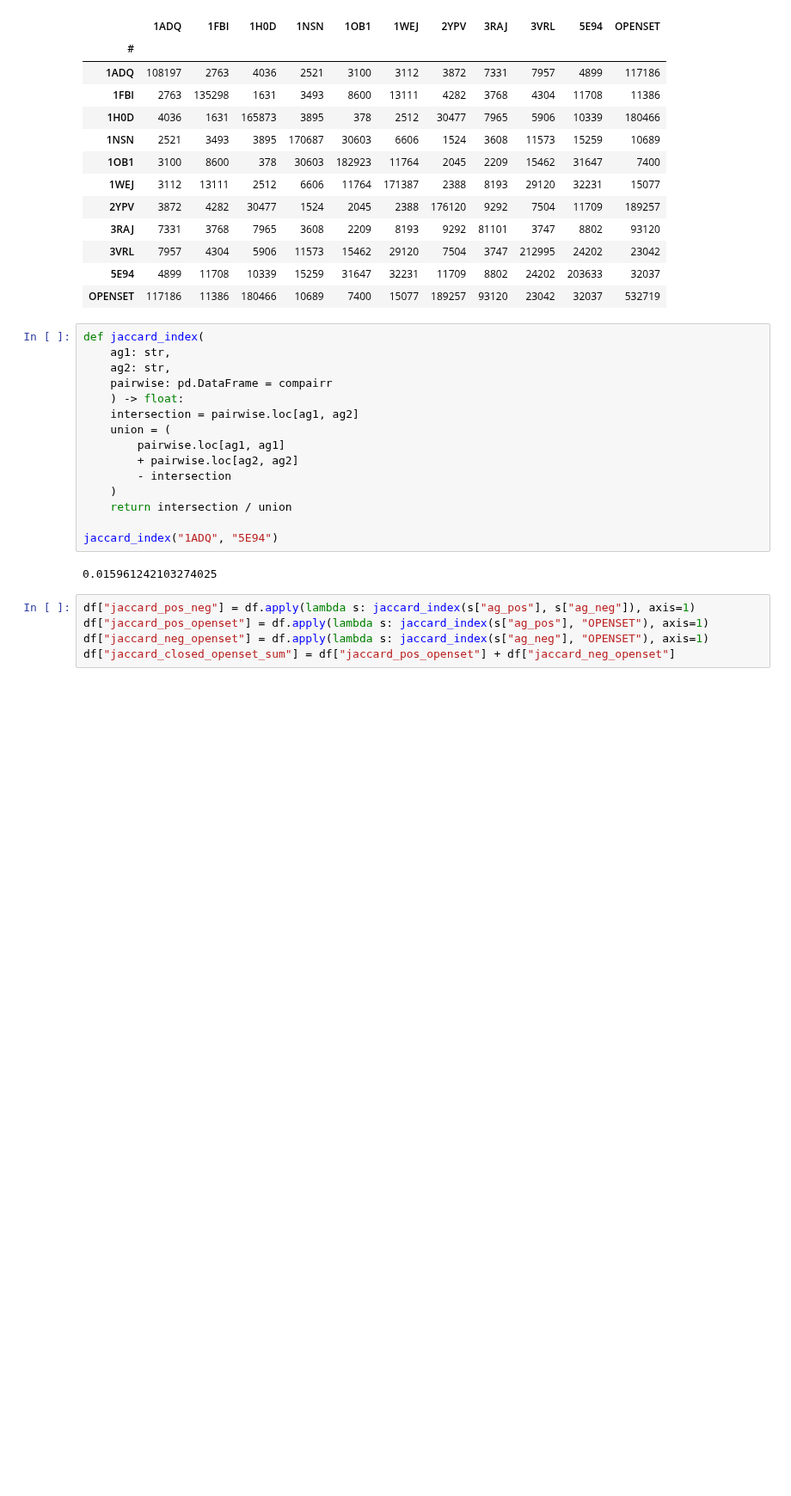
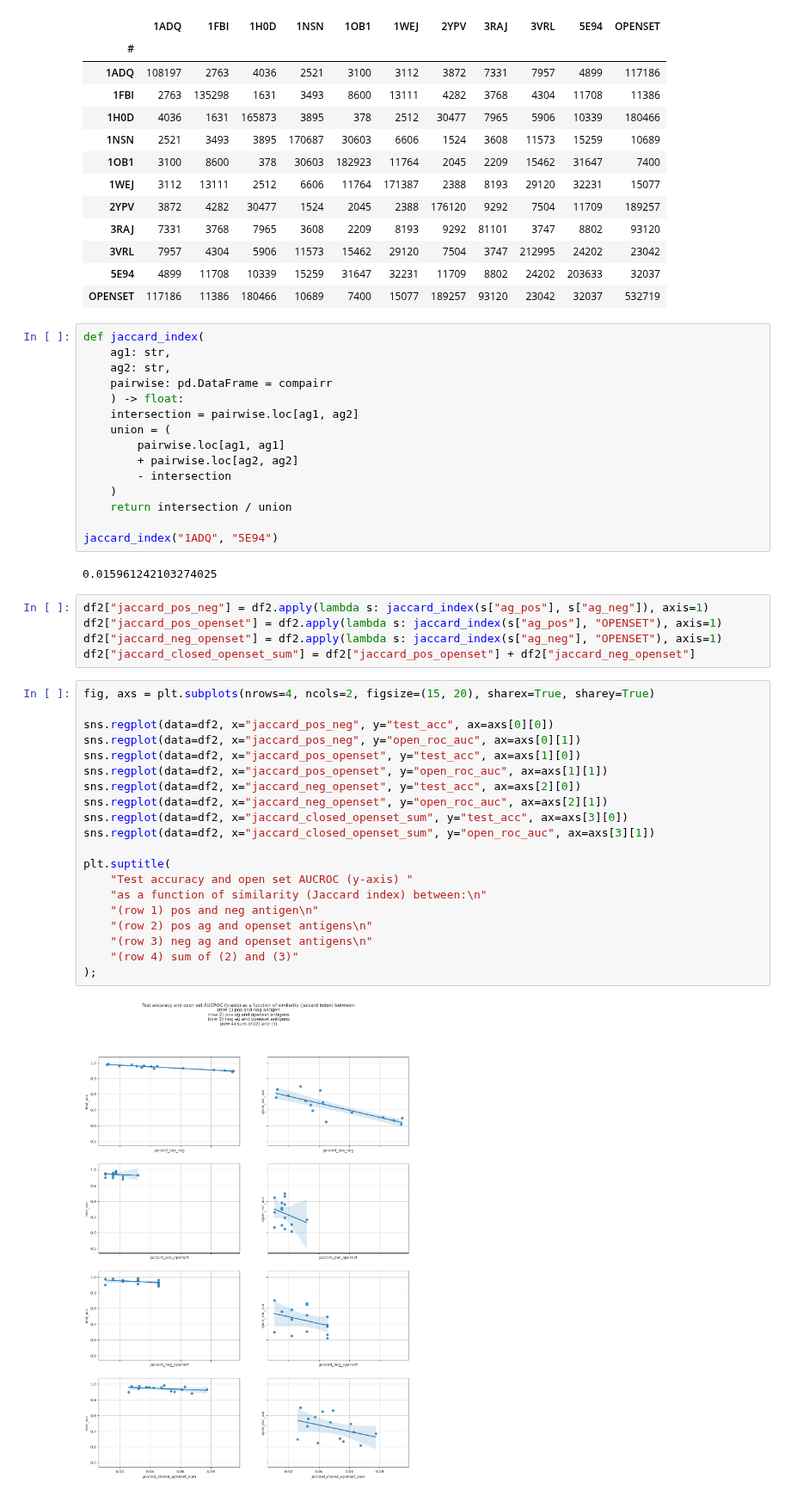
Before and after one commit to csi-greifflab/negative-class-optimization, a Jupyter notebook: notebooks/11_NDB1_Analysis.ipynb, the cells around one changed output. Shown at 86% size. Cells and saved outputs as stored; diff of their text form; blank space fills up the shorter version.

```diff
--- a/notebooks/11_NDB1_Analysis.ipynb
+++ b/notebooks/11_NDB1_Analysis.ipynb
@@ -70,7 +75,29 @@ jaccard_index("1ADQ", "5E94")
 # %% [output]
 0.015961242103274025
 # %%
-df["jaccard_pos_neg"] = df.apply(lambda s: jaccard_index(s["ag_pos"], s["ag_neg"]), axis=1)
-df["jaccard_pos_openset"] = df.apply(lambda s: jaccard_index(s["ag_pos"], "OPENSET"), axis=1)
-df["jaccard_neg_openset"] = df.apply(lambda s: jaccard_index(s["ag_neg"], "OPENSET"), axis=1)
-df["jaccard_closed_openset_sum"] = df["jaccard_pos_openset"] + df["jaccard_neg_openset"]
+df2["jaccard_pos_neg"] = df2.apply(lambda s: jaccard_index(s["ag_pos"], s["ag_neg"]), axis=1)
+df2["jaccard_pos_openset"] = df2.apply(lambda s: jaccard_index(s["ag_pos"], "OPENSET"), axis=1)
+df2["jaccard_neg_openset"] = df2.apply(lambda s: jaccard_index(s["ag_neg"], "OPENSET"), axis=1)
+df2["jaccard_closed_openset_sum"] = df2["jaccard_pos_openset"] + df2["jaccard_neg_openset"]
+# %%
+fig, axs = plt.subplots(nrows=4, ncols=2, figsize=(15, 20), sharex=True, sharey=True)
+
+sns.regplot(data=df2, x="jaccard_pos_neg", y="test_acc", ax=axs[0][0])
+sns.regplot(data=df2, x="jaccard_pos_neg", y="open_roc_auc", ax=axs[0][1])
+sns.regplot(data=df2, x="jaccard_pos_openset", y="test_acc", ax=axs[1][0])
+sns.regplot(data=df2, x="jaccard_pos_openset", y="open_roc_auc", ax=axs[1][1])
+sns.regplot(data=df2, x="jaccard_neg_openset", y="test_acc", ax=axs[2][0])
+sns.regplot(data=df2, x="jaccard_neg_openset", y="open_roc_auc", ax=axs[2][1])
+sns.regplot(data=df2, x="jaccard_closed_openset_sum", y="test_acc", ax=axs[3][0])
+sns.regplot(data=df2, x="jaccard_closed_openset_sum", y="open_roc_auc", ax=axs[3][1])
+
+plt.suptitle(
+    "Test accuracy and open set AUCROC (y-axis) "
+    "as a function of similarity (Jaccard index) between:\n"
+    "(row 1) pos and neg antigen\n"
+    "(row 2) pos ag and openset antigens\n"
+    "(row 3) neg ag and openset antigens\n"
+    "(row 4) sum of (2) and (3)"
+);
+# %% [output]
+[figure, added]
```
Also changed, not shown: parts of 13 cells of this notebook, 6 other files.
